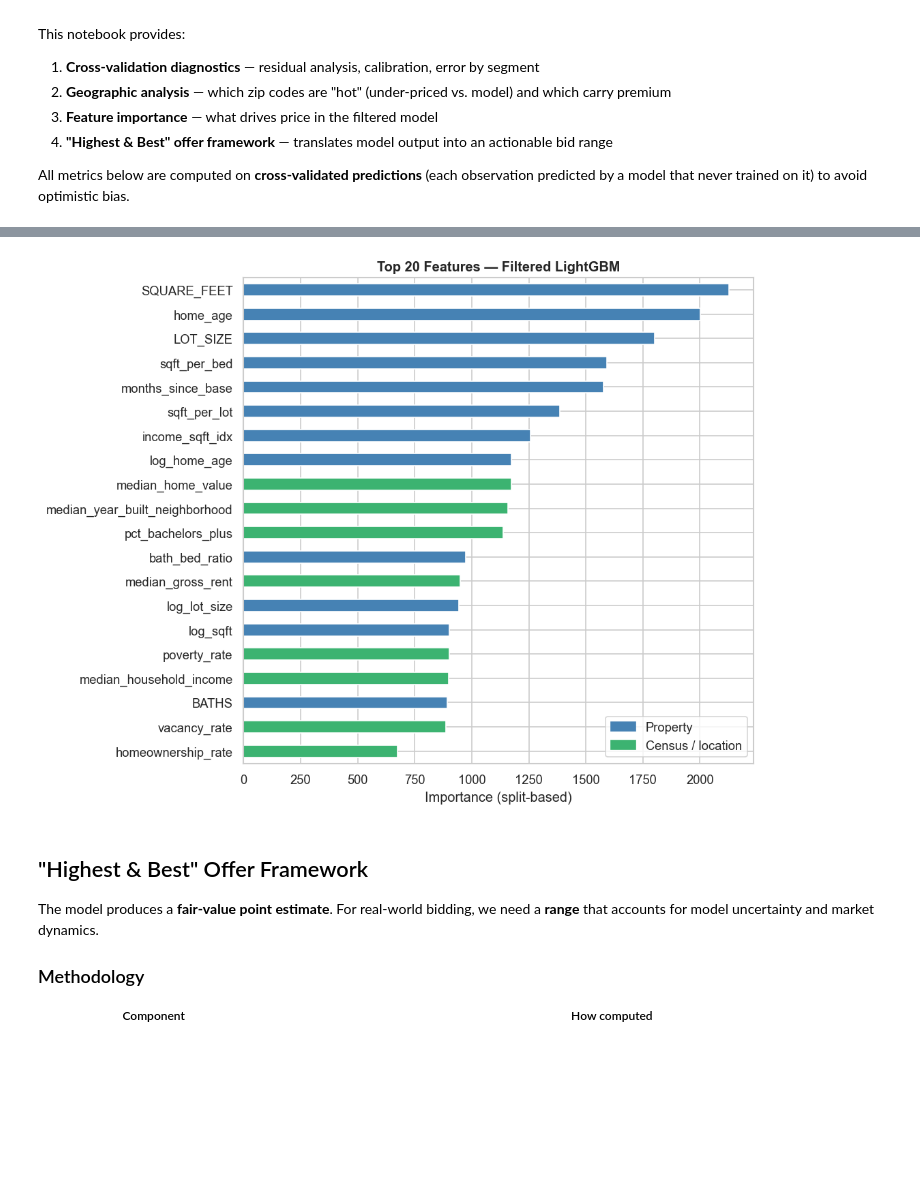
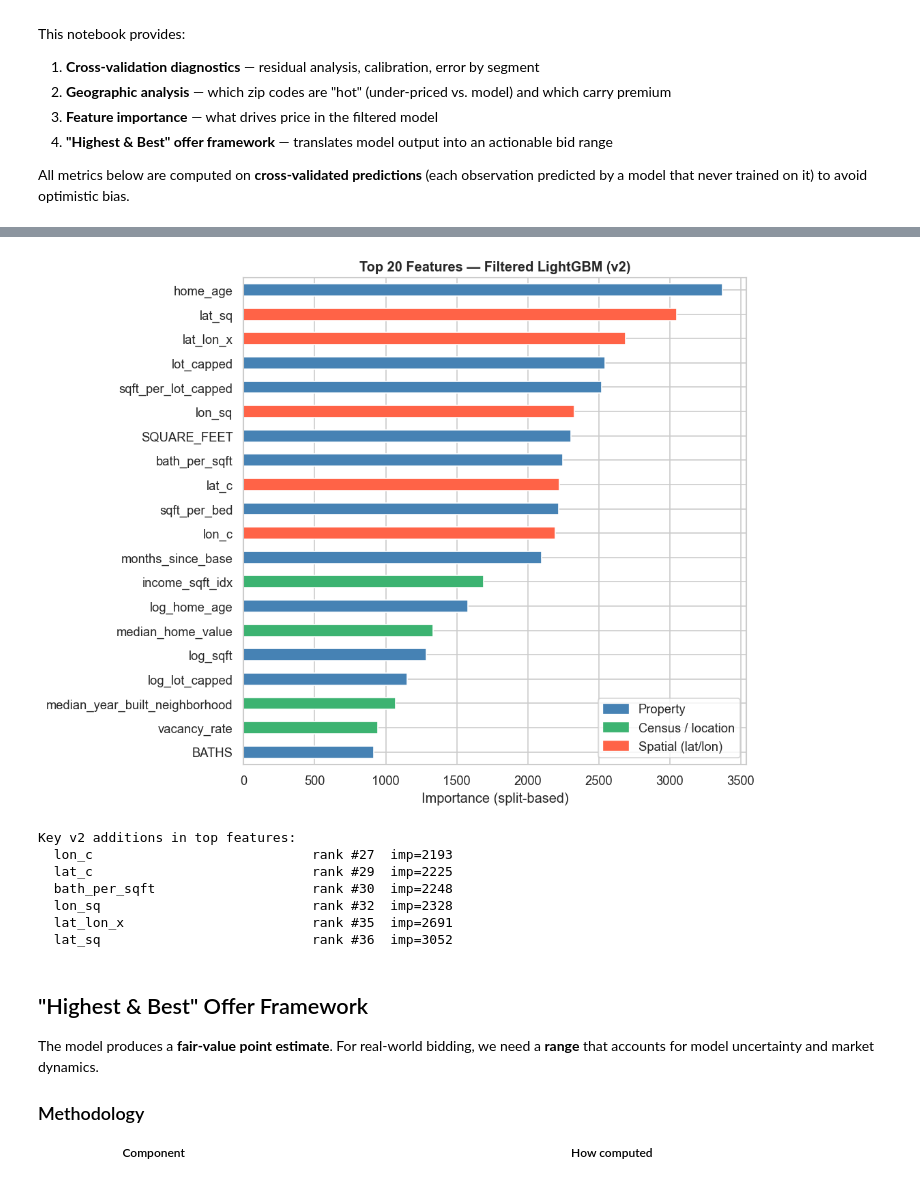
Before and after one commit to jakeberberian/philly-home-valuator, a Jupyter notebook: 03_evaluation.ipynb, the cells around one changed output, grey strips where cells are left out. Drawn from its saved outputs; the diff is of its cells as text; code cells hidden in the pictures; blank space fills up the shorter version.

Commit message:
V1.0 improvements - optimized models and improved dashboard

```diff
--- a/03_evaluation.ipynb
+++ b/03_evaluation.ipynb
@@ -397,41 +398,60 @@ else:
     print("No LATITUDE / LONGITUDE columns — skipping spatial plot.")
 # %%
 # ---------------------------------------------------------------------------
-# 5. Feature importance — filtered model
+# 5. Feature importance — filtered model (v2)
 # ---------------------------------------------------------------------------
-CENSUS_SET = {
-    "median_household_income", "median_home_value", "median_gross_rent",
-    "population", "median_year_built_neighborhood", "mean_commute_time",
-    "vacancy_rate", "pct_bachelors_plus", "poverty_rate", "homeownership_rate",
+# v2 feature groups for colour-coding the importance chart
+SPATIAL_SET = {"lat_c","lon_c","lat_sq","lon_sq","lat_lon_x"}
+CENSUS_SET  = {
+    "median_household_income","median_home_value","median_gross_rent",
+    "population","median_year_built_neighborhood","mean_commute_time",
+    "vacancy_rate","pct_bachelors_plus","poverty_rate","homeownership_rate",
+    "income_sqft_idx","wealth_edu_idx","commute_sq",
 }
 
 if hasattr(model_f, "feature_importances_"):
     importances = model_f.feature_importances_
+    feat_imp = pd.Series(importances, index=feat_cols_f).sort_values()
+    top = feat_imp.tail(20)
+
+    def _feat_color(name):
+        if name in SPATIAL_SET:  return "tomato"
+        if name in CENSUS_SET:   return "mediumseagreen"
+        return "steelblue"
+
+    colors = [_feat_color(n) for n in top.index]
+
+    fig, ax = plt.subplots(figsize=(9, 7))
+    top.plot(kind="barh", ax=ax, color=colors, edgecolor="white")
+    ax.set_title("Top 20 Features — Filtered LightGBM (v2)", fontweight="bold")
+    ax.set_xlabel("Importance (split-based)")
+    ax.legend(handles=[
+        mpatches.Patch(color="steelblue",      label="Property"),
+        mpatches.Patch(color="mediumseagreen", label="Census / location"),
+        mpatches.Patch(color="tomato",         label="Spatial (lat/lon)"),
+    ], loc="lower right")
+    plt.tight_layout()
+    plt.savefig("plots/feature_importance.png", dpi=150, bbox_inches="tight")
+    plt.show()
+
+    print("\nKey v2 additions in top features:")
+    new_feats = {"lat_c","lon_c","lat_sq","lon_sq","lat_lon_x",
+                 "BEDS_clean","beds_sq","sin_month","cos_month","is_spring",
+                 "wealth_edu_idx","bath_per_sqft","age_historic_x","commute_sq"}
+    in_top = [f for f in feat_imp.tail(20).index if f in new_feats]
+    for f in in_top:
+        print(f"  {f:<32} rank #{list(feat_imp.index).index(f)+1}  imp={feat_imp[f]:.0f}")
 else:
-    from sklearn.inspection import permutation_importance
-    perm = permutation_importance(model_f,
-        pd.read_csv("data/redfin_with_census.csv", low_memory=False)  # placeholder
-        , n_repeats=10, random_state=SEED)
-    importances = perm.importances_mean
-
-feat_imp = pd.Series(importances, index=feat_cols_f).sort_values()
-top = feat_imp.tail(20)
-colors = ["mediumseagreen" if any(f in n for f in CENSUS_SET) else "steelblue"
-          for n in top.index]
-
-fig, ax = plt.subplots(figsize=(9, 7))
-top.plot(kind="barh", ax=ax, color=colors, edgecolor="white")
-ax.set_title("Top 20 Features — Filtered LightGBM", fontweight="bold")
-ax.set_xlabel("Importance (split-based)")
-ax.legend(handles=[
-    mpatches.Patch(color="steelblue", label="Property"),
-    mpatches.Patch(color="mediumseagreen", label="Census / location"),
-], loc="lower right")
-plt.tight_layout()
-plt.savefig("plots/feature_importance.png", dpi=150, bbox_inches="tight")
-plt.show()
+    print("Model does not expose feature_importances_ — skipping importance plot.")
 # %% [output]
-[figure, old version]
+[figure, new version]
+Key v2 additions in top features:
+  lon_c                            rank #27  imp=2193
+  lat_c                            rank #29  imp=2225
+  bath_per_sqft                    rank #30  imp=2248
+  lon_sq                           rank #32  imp=2328
+  lat_lon_x                        rank #35  imp=2691
+  lat_sq                           rank #36  imp=3052
 # %% [markdown]
 ## "Highest & Best" Offer Framework
 
```
Also changed, not shown: parts of 6 cells of this notebook, 6 other files.
